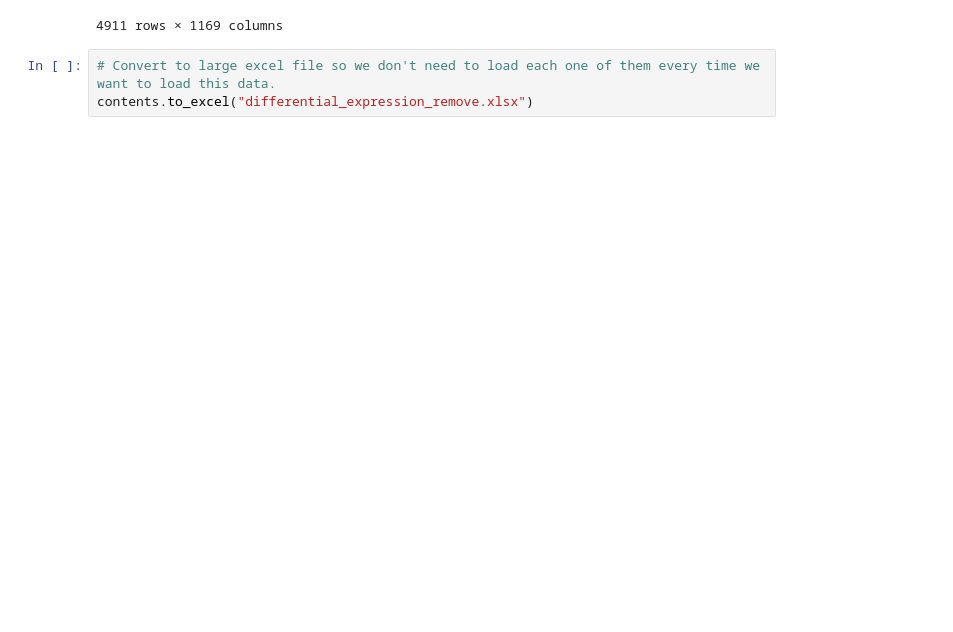
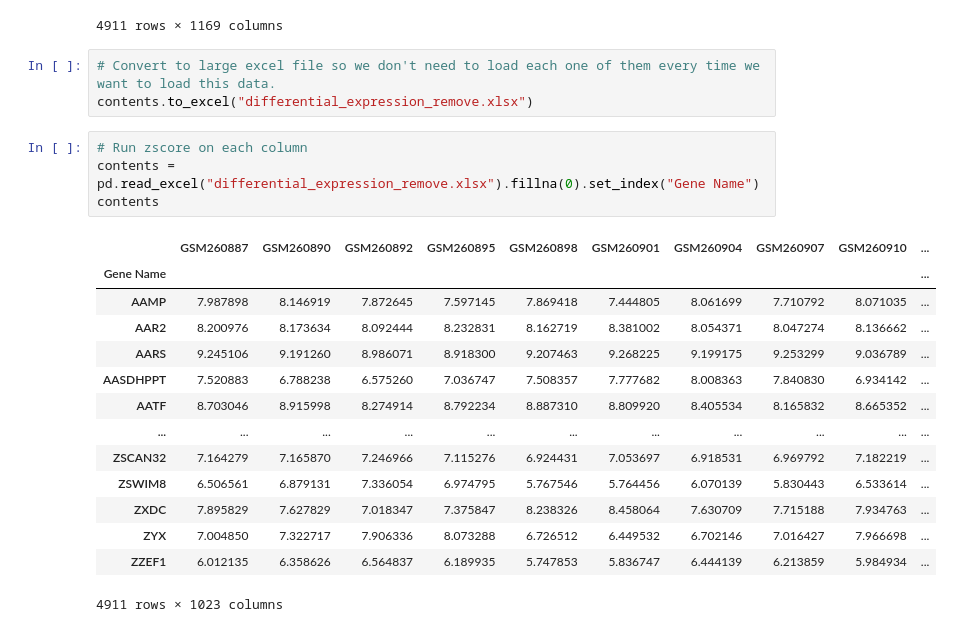
Before and after one commit to html1101/SLE-Diagnosis, a Jupyter notebook: differential_expression_preprocessing.ipynb, the cells around one changed output. Saved outputs shown, nothing was run; the diff lists cells and outputs as text; blank space fills up the shorter version.

```diff
--- a/differential_expression_preprocessing.ipynb
+++ b/differential_expression_preprocessing.ipynb
@@ -59,3 +60,22 @@ Reading contents of file ../data/GSE82221 GPL10558_DiffExpr_Results.xls
 # %%
 # Convert to large excel file so we don't need to load each one of them every time we want to load this data.
 contents.to_excel("differential_expression_remove.xlsx")
+# %%
+# Run zscore on each column
+contents = pd.read_excel("differential_expression_remove.xlsx").fillna(0).set_index("Gene Name")
+contents
+# %% [output]
+|  | GSM260887 | GSM260890 | GSM260892 | GSM260895 | GSM260898 | GSM260901 | GSM260904 | GSM260907 | GSM260910 | ... |
+| Gene Name |  |  |  |  |  |  |  |  |  | ... |
+| AAMP | 7.987898 | 8.146919 | 7.872645 | 7.597145 | 7.869418 | 7.444805 | 8.061699 | 7.710792 | 8.071035 | ... |
+| AAR2 | 8.200976 | 8.173634 | 8.092444 | 8.232831 | 8.162719 | 8.381002 | 8.054371 | 8.047274 | 8.136662 | ... |
+| AARS | 9.245106 | 9.191260 | 8.986071 | 8.918300 | 9.207463 | 9.268225 | 9.199175 | 9.253299 | 9.036789 | ... |
+| AASDHPPT | 7.520883 | 6.788238 | 6.575260 | 7.036747 | 7.508357 | 7.777682 | 8.008363 | 7.840830 | 6.934142 | ... |
+| AATF | 8.703046 | 8.915998 | 8.274914 | 8.792234 | 8.887310 | 8.809920 | 8.405534 | 8.165832 | 8.665352 | ... |
+| ... | ... | ... | ... | ... | ... | ... | ... | ... | ... | ... |
+| ZSCAN32 | 7.164279 | 7.165870 | 7.246966 | 7.115276 | 6.924431 | 7.053697 | 6.918531 | 6.969792 | 7.182219 | ... |
+| ZSWIM8 | 6.506561 | 6.879131 | 7.336054 | 6.974795 | 5.767546 | 5.764456 | 6.070139 | 5.830443 | 6.533614 | ... |
+| ZXDC | 7.895829 | 7.627829 | 7.018347 | 7.375847 | 8.238326 | 8.458064 | 7.630709 | 7.715188 | 7.934763 | ... |
+| ZYX | 7.004850 | 7.322717 | 7.906336 | 8.073288 | 6.726512 | 6.449532 | 6.702146 | 7.016427 | 7.966698 | ... |
+| ZZEF1 | 6.012135 | 6.358626 | 6.564837 | 6.189935 | 5.747853 | 5.836747 | 6.444139 | 6.213859 | 5.984934 | ... |
+4911 rows × 1023 columns
```
Also changed, not shown: parts of 3 cells of this notebook, 13 other files.
